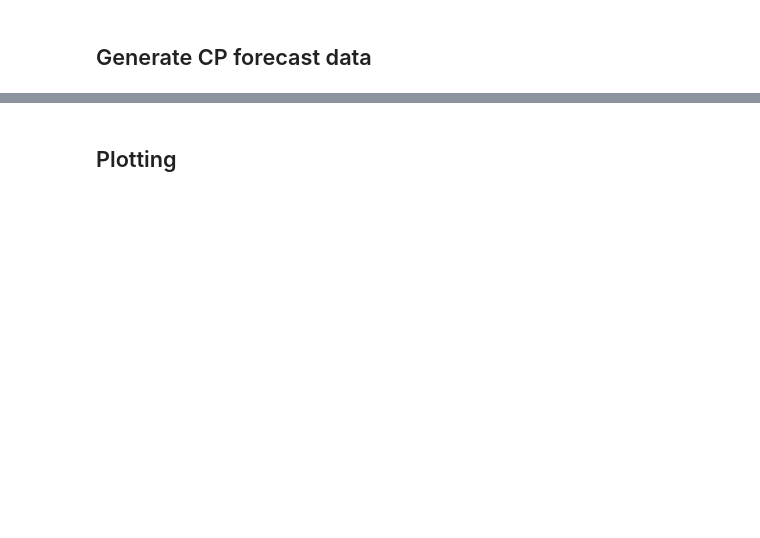
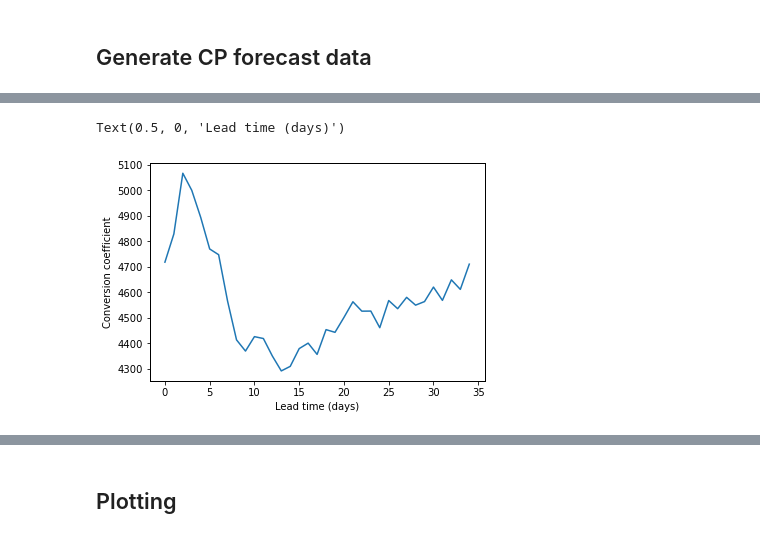
Before and after one commit to wycheng-uw/Incubator2021, a Jupyter notebook: Hindcast/test_TK18.ipynb, the cells around one changed output, grey strips where cells are left out. Cells and saved outputs as stored; diff of their text form; code cells hidden in the pictures; blank space fills up the shorter version.

```diff
--- a/Hindcast/test_TK18.ipynb
+++ b/Hindcast/test_TK18.ipynb
@@ -143,0 +313,3 @@ da2 = cp_data1c.expand_dims('y')
+# %%
+F_data_mean = F_data.mean(dim={'Time','lat','lon'}).values
+F_data_mean
@@ -143,0 +318,3 @@ da2 = cp_data1c.expand_dims('y')
+# %%
+CP_data_raw_SMXYmean = CP_data_raw.mean(dim={'S','M','lat','lon'}).values
+CP_data_raw_SMXYmean
@@ -143,0 +330,18 @@ da2 = cp_data1c.expand_dims('y')
+# %%
+Ccpf = xr.DataArray(
+    data=F_data_mean / CP_data_raw_SMXYmean,
+    dims=['L'],
+    coords=dict(
+        L=(['L'], CP_data_raw.L.values),
+    ),
+    attrs=CP_data_raw.L.attrs
+    ,
+)
+# %%
+Ccpf.name='Ccpf'
+plt.plot(Ccpf.values)
+plt.ylabel('Conversion coefficient')
+plt.xlabel('Lead time (days)')
+# %% [output]
+Text(0.5, 0, 'Lead time (days)')
+[figure, added]
```
Also changed, not shown: parts of 138 cells of this notebook, 1 other file.
